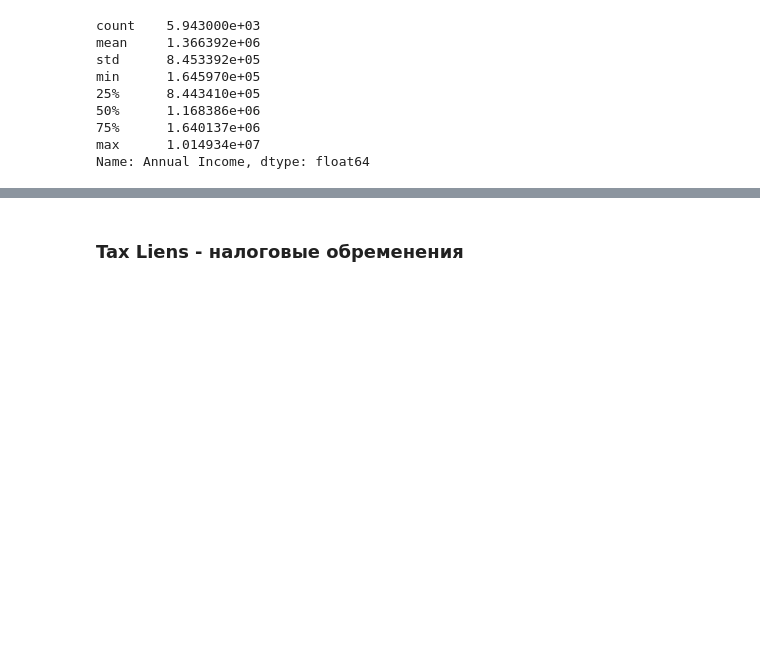
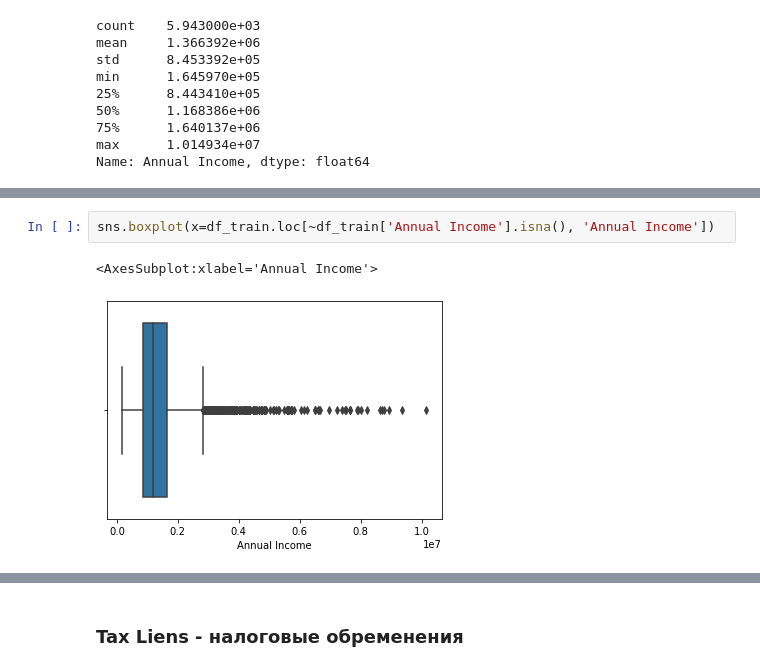
Before and after one commit to alex-chin/GB_LIBS_DS2, a Jupyter notebook: course_project/finBUM.ipynb, the cells around one changed output, grey strips where cells are left out. Cells and saved outputs as stored; diff of their text form; blank space fills up the shorter version.

```diff
--- a/course_project/finBUM.ipynb
+++ b/course_project/finBUM.ipynb
@@ -265,0 +317,5 @@ first_look(df_train['Annual Income'])
+# %%
+sns.boxplot(x=df_train.loc[~df_train['Annual Income'].isna(), 'Annual Income'])
+# %% [output]
+<AxesSubplot:xlabel='Annual Income'>
+[figure, added]
```
Also changed, not shown: parts of 86 cells of this notebook, 15 other files.
